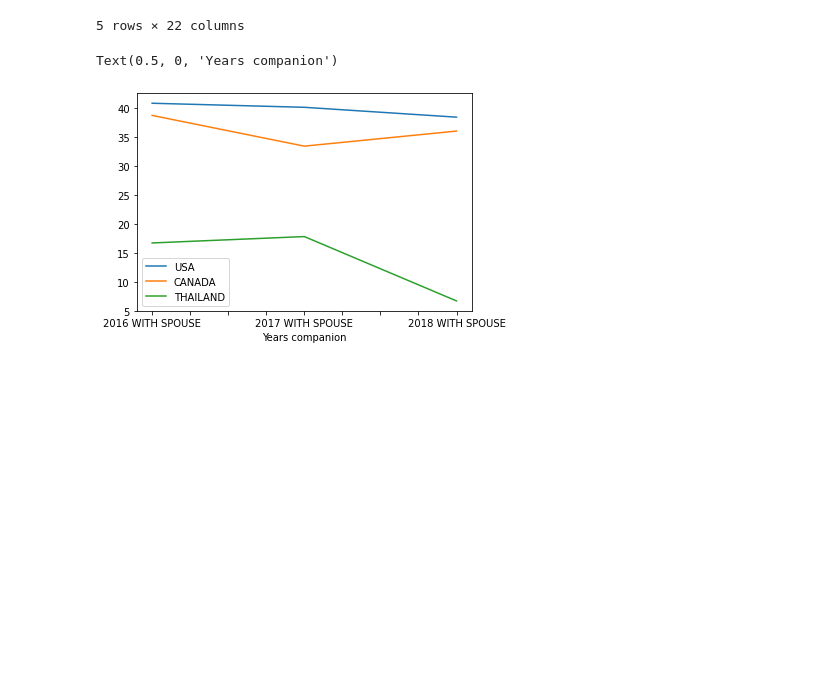
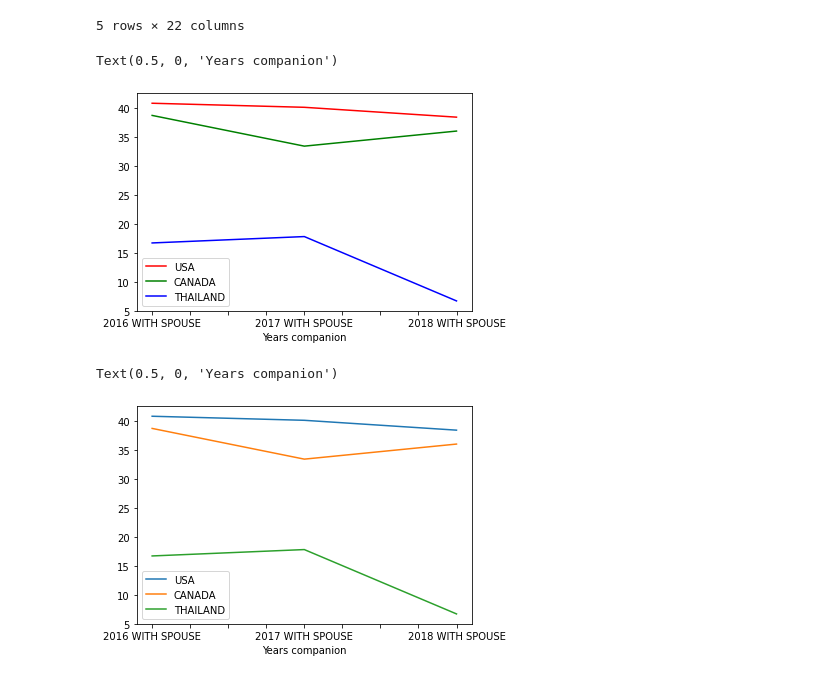
Before and after one commit to kevinxtian1/python-api-challenge, a Jupyter notebook: 01-Lesson-Plans/05-Data-Visualization/2/Activities/08-Stu_Travel-Part1/Unsolved/traveling_companions.ipynb, the cells around one changed output. Saved outputs shown, nothing was run; the diff lists cells and outputs as text; code cells hidden in the pictures; blank space fills up the shorter version.

Commit message:
Add files for 05-Data-Visualization/2

```diff
--- a/01-Lesson-Plans/05-Data-Visualization/2/Activities/08-Stu_Travel-Part1/Unsolved/traveling_companions.ipynb
+++ b/01-Lesson-Plans/05-Data-Visualization/2/Activities/08-Stu_Travel-Part1/Unsolved/traveling_companions.ipynb
@@ -267,6 +267,27 @@ reduced_df.head()
 | BRUNEI | 10.2 | 24.9 | 2.2 | 44.5 | ... |
 | PHILIPPINES | 13.9 | 27.5 | 1.5 | 15.0 | ... |
 5 rows × 22 columns
+# %%
+countries = [
+    "USA",
+    "CANADA",
+#     "RUSSIA",
+    "THAILAND",
+]
+colors = [
+    "red",
+    "green",
+    "blue",
+]
+companion = "WITH SPOUSE"
+
+for i in range(len(countries)):
+    reduced_df.loc[countries[i], [f"{x} {companion}" for x in [2016,2017,2018]]].plot(color=colors[i], label=countries[i])
+plt.legend()
+plt.xlabel("Years companion")
+# %% [output]
+Text(0.5, 0, 'Years companion')
+[figure, added]
 # %%
 countries = [
     "USA",
```
